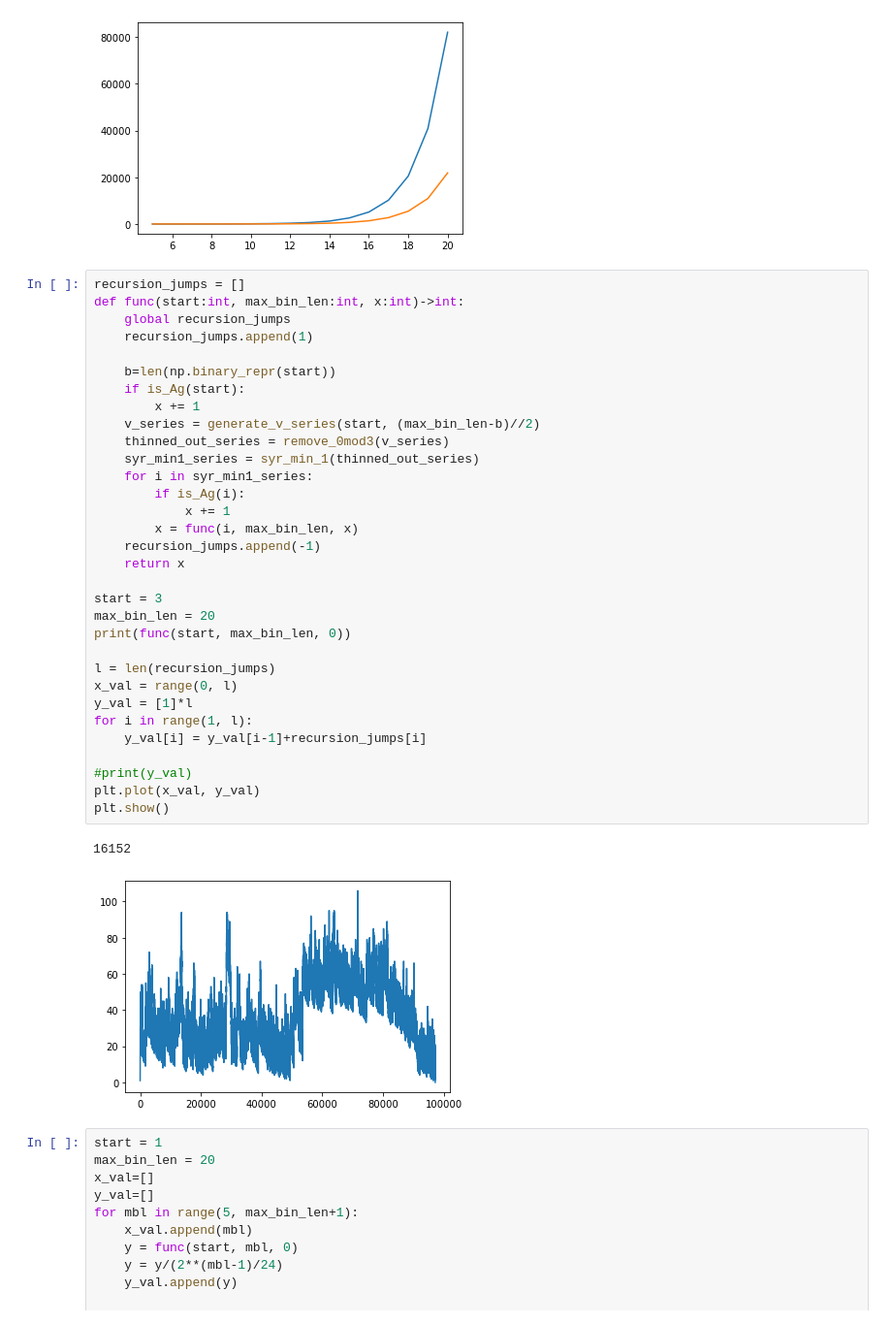
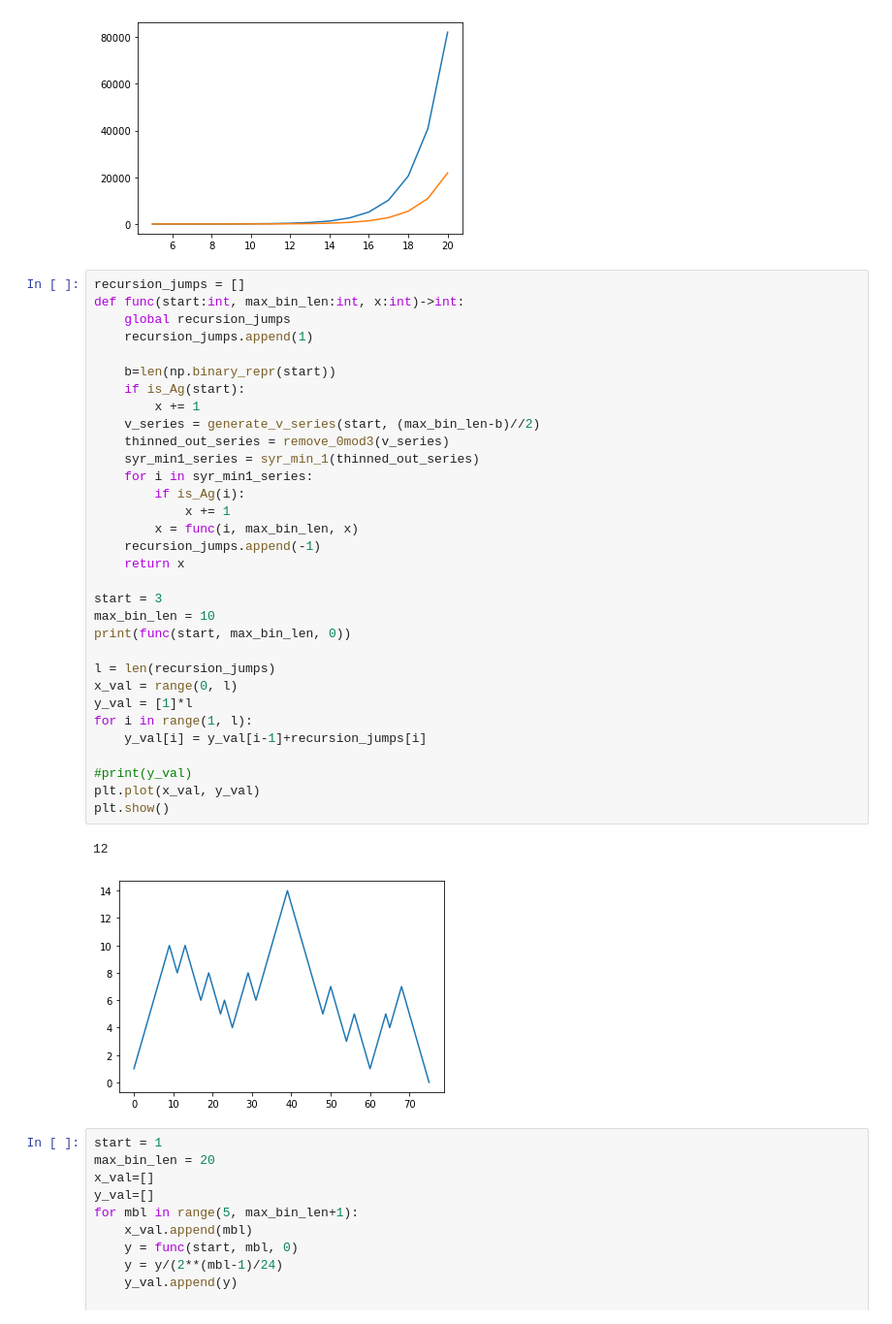
Before and after one commit to Sultanow/aberkane-sultanow-cnts, a Jupyter notebook: python/notebook/playground.ipynb, the cells around one changed output. Shown at 97% size. Cells and saved outputs as stored; diff of their text form.

```diff
--- a/python/notebook/playground.ipynb
+++ b/python/notebook/playground.ipynb
@@ -122,36 +121,36 @@ recursion_jumps = []
 def func(start:int, max_bin_len:int, x:int)->int:
     global recursion_jumps
     recursion_jumps.append(1)
 
     b=len(np.binary_repr(start))
     if is_Ag(start):
         x += 1
     v_series = generate_v_series(start, (max_bin_len-b)//2)
     thinned_out_series = remove_0mod3(v_series)
     syr_min1_series = syr_min_1(thinned_out_series)
     for i in syr_min1_series:
         if is_Ag(i):
             x += 1
         x = func(i, max_bin_len, x)
     recursion_jumps.append(-1)
     return x
 
 start = 3
-max_bin_len = 20
+max_bin_len = 10
 print(func(start, max_bin_len, 0))
 
 l = len(recursion_jumps)
 x_val = range(0, l)
 y_val = [1]*l
 for i in range(1, l):
     y_val[i] = y_val[i-1]+recursion_jumps[i]
 
 #print(y_val)
 plt.plot(x_val, y_val)
 plt.show()
 # %% [output]
-16152
+12
-[figure, old version]
+[figure, new version]
 # %%
 start = 1
 max_bin_len = 20
```
Also changed, not shown: parts of 1 cell of this notebook.
